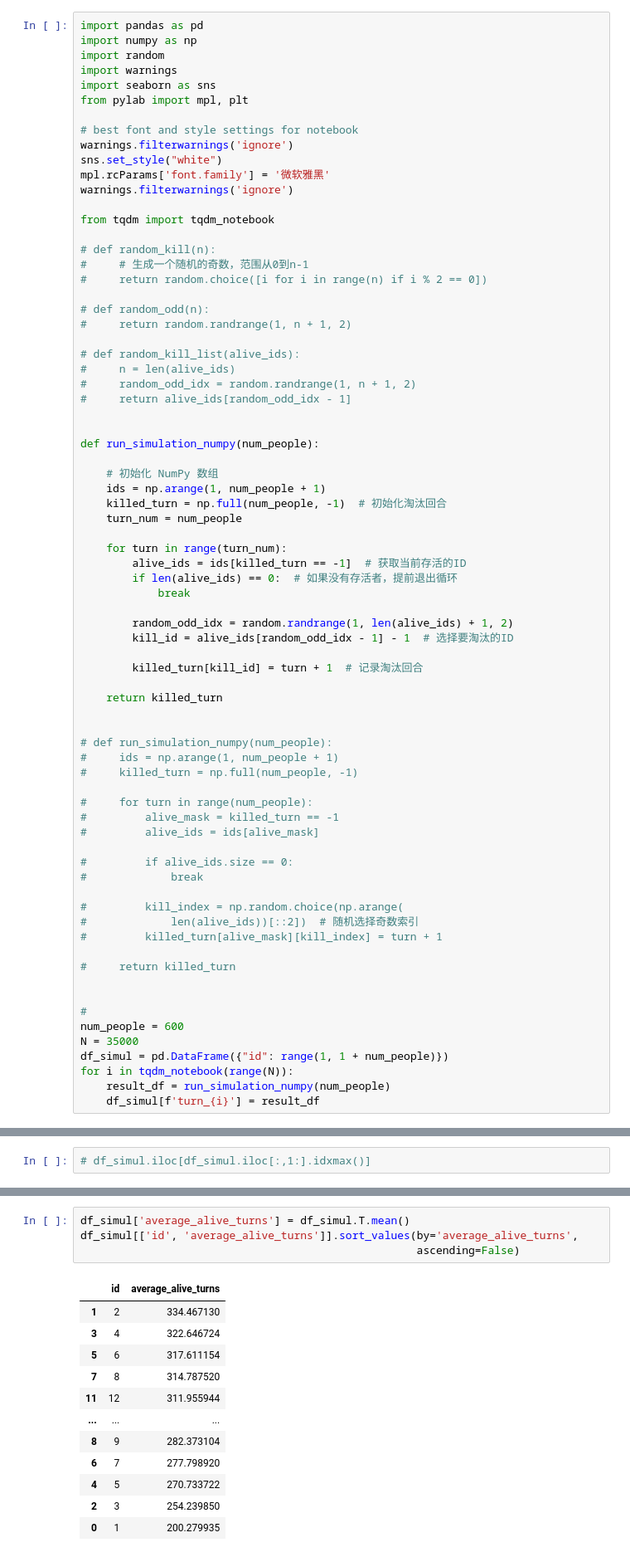
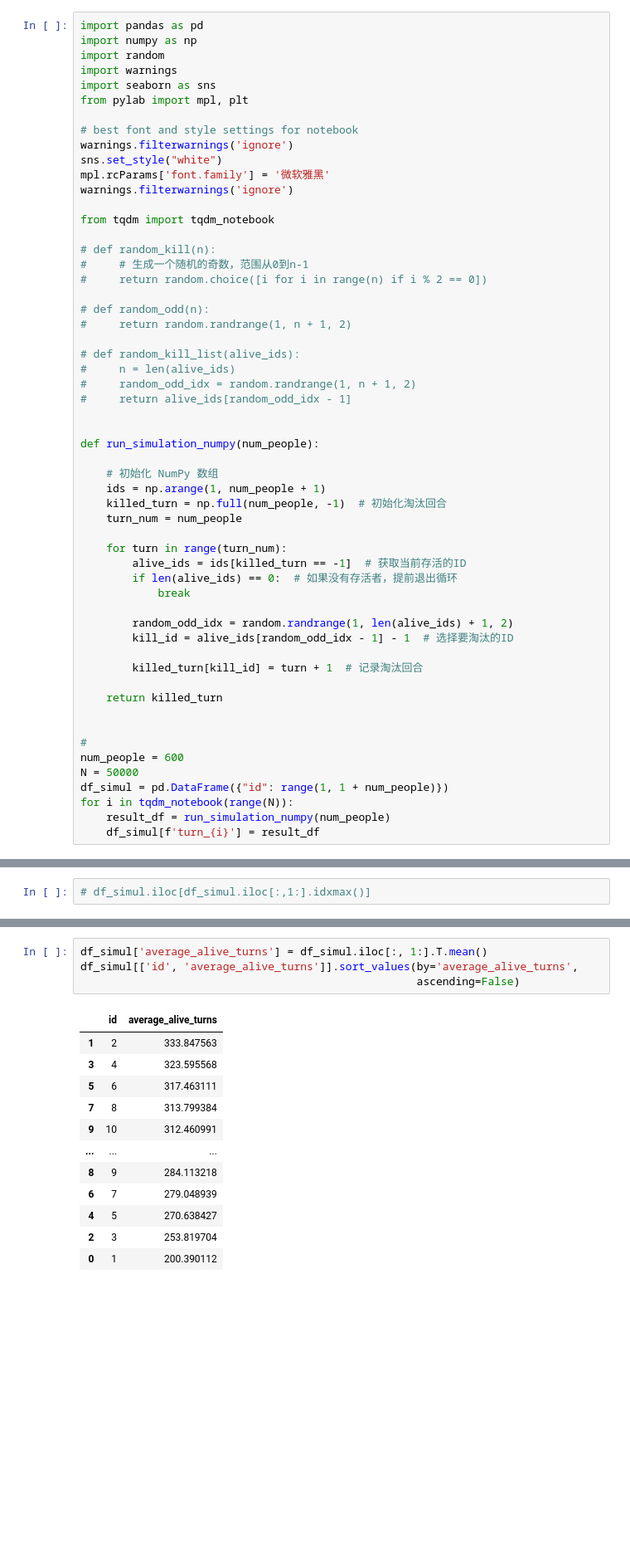
Before and after one commit to Republic1024/RandomKillSimulation, a Jupyter notebook: random_kill_final.ipynb, the cells around one changed output, grey strips where cells are left out. Shown at 83% size. Saved outputs shown, nothing was run; the diff lists cells and outputs as text; blank space fills up the shorter version.

```diff
--- a/random_kill_final.ipynb
+++ b/random_kill_final.ipynb
@@ -85,27 +85,9 @@ def run_simulation_numpy(num_people):
     return killed_turn
 
 
-# def run_simulation_numpy(num_people):
-#     ids = np.arange(1, num_people + 1)
-#     killed_turn = np.full(num_people, -1)
-
-#     for turn in range(num_people):
-#         alive_mask = killed_turn == -1
-#         alive_ids = ids[alive_mask]
-
-#         if alive_ids.size == 0:
-#             break
-
-#         kill_index = np.random.choice(np.arange(
-#             len(alive_ids))[::2])  # 随机选择奇数索引
-#         killed_turn[alive_mask][kill_index] = turn + 1
-
-#     return killed_turn
-
-
 #
 num_people = 600
-N = 35000
+N = 50000
 df_simul = pd.DataFrame({"id": range(1, 1 + num_people)})
 for i in tqdm_notebook(range(N)):
     result_df = run_simulation_numpy(num_people)
@@ -166,20 +164,20 @@ last_killed_counts.sort_values('win_count',ascending=False)
 # %%
-df_simul['average_alive_turns'] = df_simul.T.mean()
+df_simul['average_alive_turns'] = df_simul.iloc[:, 1:].T.mean()
 df_simul[['id', 'average_alive_turns']].sort_values(by='average_alive_turns',
                                                     ascending=False)
 # %% [output]
 |  | id | average_alive_turns |
-| 1 | 2 | 334.467130 |
-| 3 | 4 | 322.646724 |
-| 5 | 6 | 317.611154 |
-| 7 | 8 | 314.787520 |
-| 11 | 12 | 311.955944 |
+| 1 | 2 | 333.847563 |
+| 3 | 4 | 323.595568 |
+| 5 | 6 | 317.463111 |
+| 7 | 8 | 313.799384 |
+| 9 | 10 | 312.460991 |
 | ... | ... | ... |
-| 8 | 9 | 282.373104 |
-| 6 | 7 | 277.798920 |
-| 4 | 5 | 270.733722 |
-| 2 | 3 | 254.239850 |
-| 0 | 1 | 200.279935 |
+| 8 | 9 | 284.113218 |
+| 6 | 7 | 279.048939 |
+| 4 | 5 | 270.638427 |
+| 2 | 3 | 253.819704 |
+| 0 | 1 | 200.390112 |
 600 rows × 2 columns
 # %%
 df_simul[['id', 'average_alive_turns']].plot(
```
Also changed, not shown: parts of 8 cells of this notebook, 5 other files.
